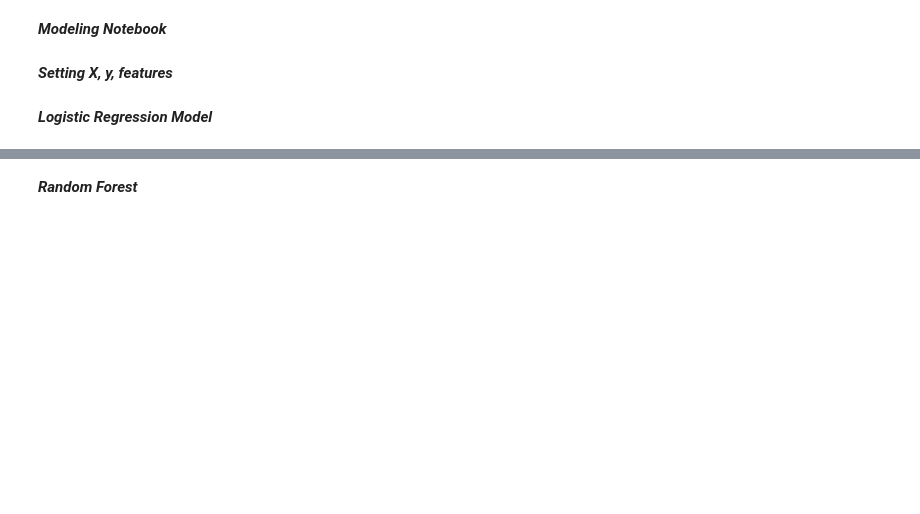
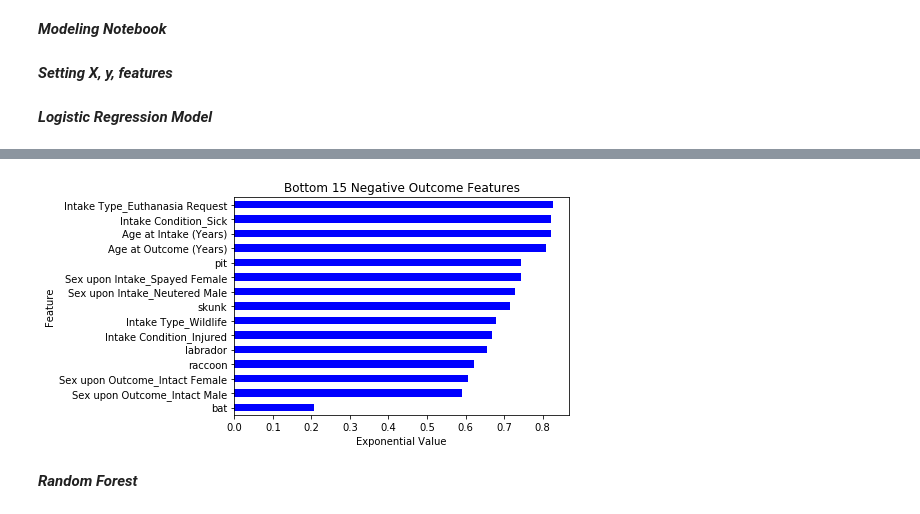
Before and after one commit to samcressman/AnimalCapstone, a Jupyter notebook: Notebooks/Modeling_Animal_Shelter_Outcomes.ipynb, the cells around one changed output, grey strips where cells are left out. Drawn from its saved outputs; the diff is of its cells as text; code cells hidden in the pictures; blank space fills up the shorter version.

```diff
--- a/Notebooks/Modeling_Animal_Shelter_Outcomes.ipynb
+++ b/Notebooks/Modeling_Animal_Shelter_Outcomes.ipynb
@@ -127,17 +137,19 @@ coef_df.sort_values("coef", ascending = False).tail(10);
 # %%
 # Plotting bottom features
 
-coef_features_bottom = coef_df.sort_values("exponential_value", ascending = False).tail(10)
+coef_features_bottom = coef_df.sort_values("exponential_value", ascending = False).tail(15)
 
 coef_features_bottom = coef_features_bottom.sort_values("exponential_value", ascending = True)
 
 coef_features_bottom.plot(kind = "barh", x = "feature", y = "exponential_value", legend = False, color = "blue")
 
-plt.title("Bottom 10 Negative Outcome Features")
+plt.title("Bottom 15 Negative Outcome Features")
 plt.xlabel("Exponential Value")
 plt.ylabel("Feature")
 
 plt.show()
+# %% [output]
+[figure, added]
 # %% [markdown]
 ***Random Forest***
 # %%
```
Also changed, not shown: parts of 11 cells of this notebook.
